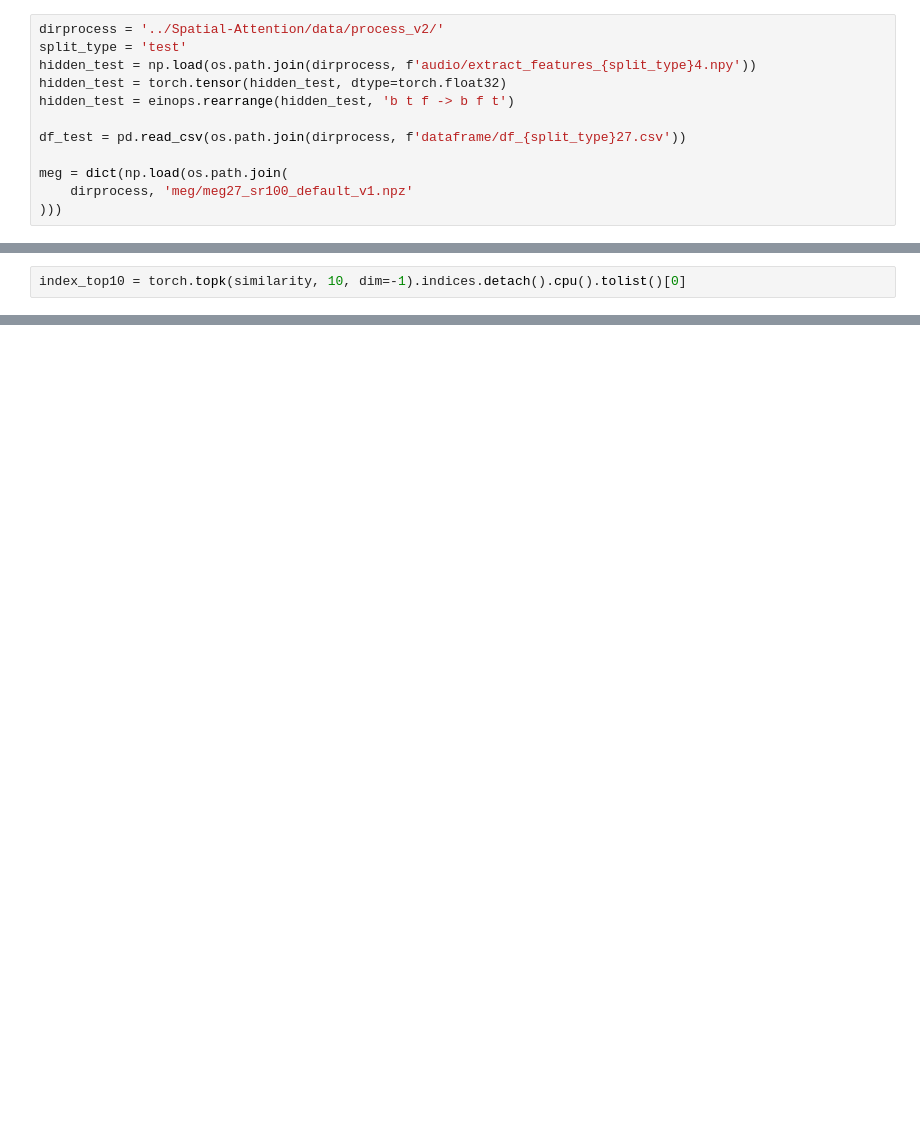
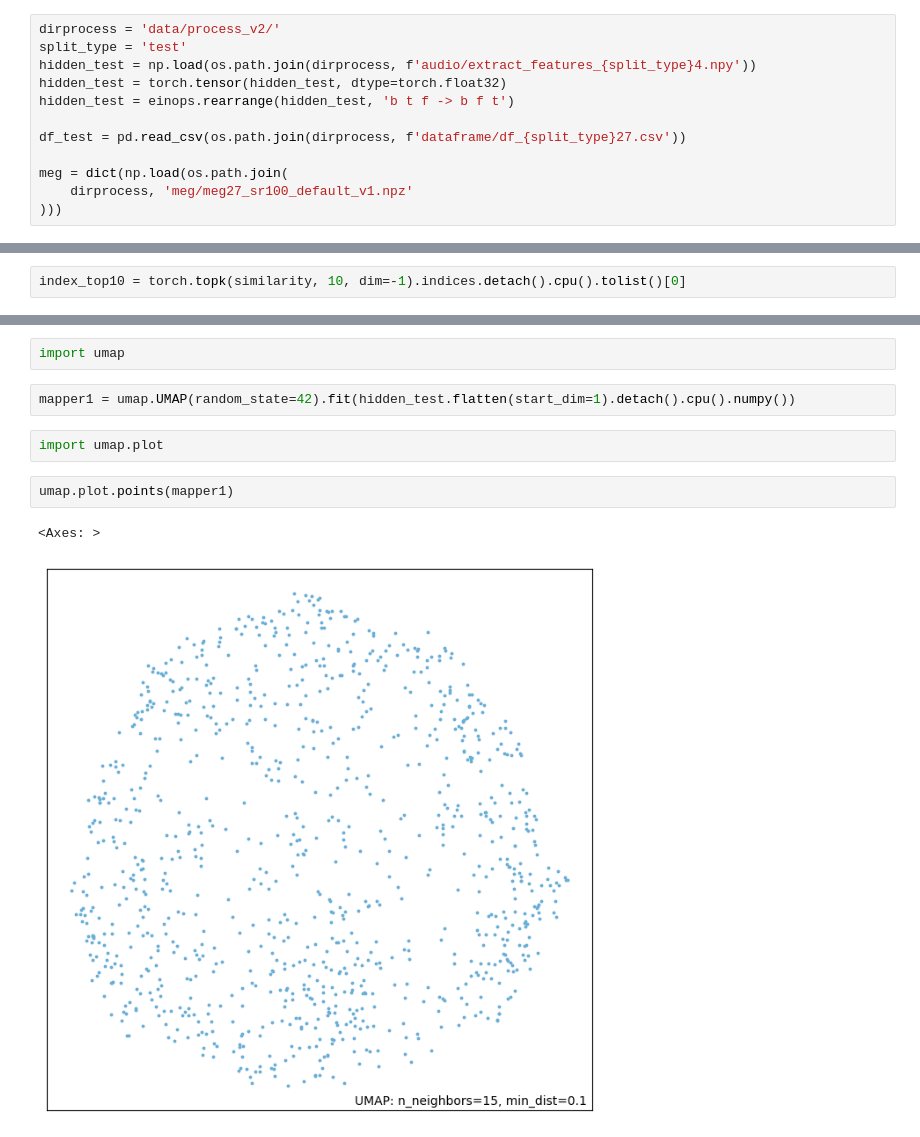
Before and after one commit to ivsemenkov/MEG-AI-Master-Class, a Jupyter notebook: demo.ipynb, the cells around one changed output, grey strips where cells are left out. Cells and saved outputs as stored; diff of their text form; blank space fills up the shorter version.

```diff
--- a/demo.ipynb
+++ b/demo.ipynb
@@ -18,5 +422,5 @@ from nn_modules import BrainModule
 # %%
-dirprocess = '../Spatial-Attention/data/process_v2/'
+dirprocess = 'data/process_v2/'
 split_type = 'test'
 hidden_test = np.load(os.path.join(dirprocess, f'audio/extract_features_{split_type}4.npy'))
 hidden_test = torch.tensor(hidden_test, dtype=torch.float32)
@@ -234,0 +679,11 @@ Incorrect id
+# %%
+import umap
+# %%
+mapper1 = umap.UMAP(random_state=42).fit(hidden_test.flatten(start_dim=1).detach().cpu().numpy())
+# %%
+import umap.plot
+# %%
+umap.plot.points(mapper1)
+# %% [output]
+<Axes: >
+[figure, added]
```
Also changed, not shown: parts of 15 cells of this notebook.
